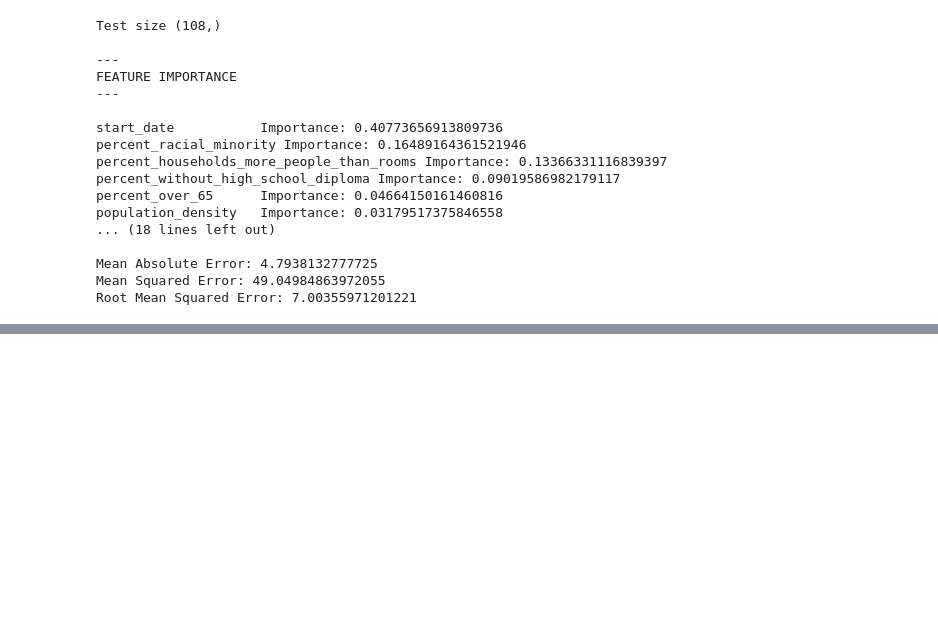
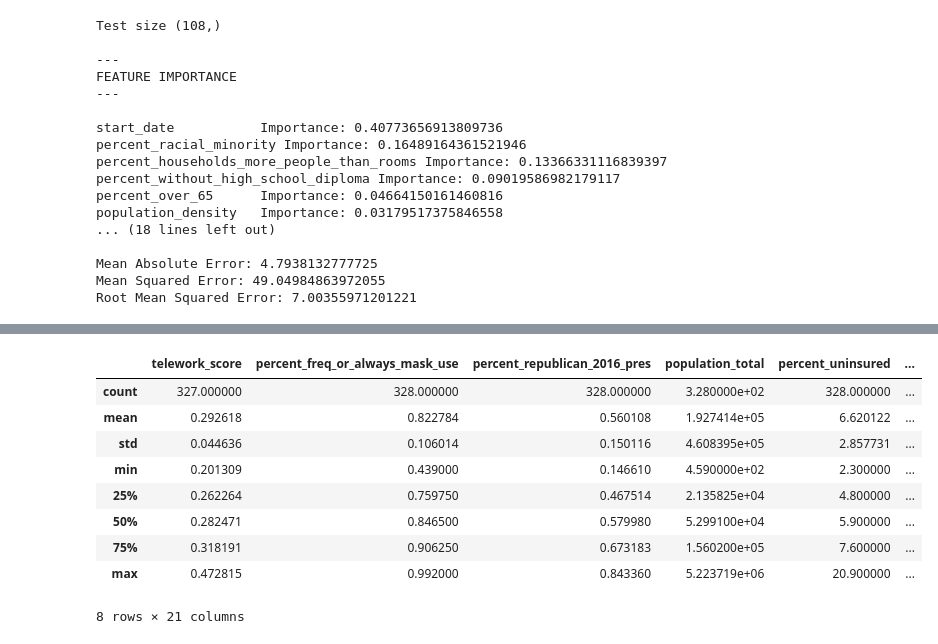
Before and after one commit to ciara-patterson/who-can-social-distance, a Jupyter notebook: notebooks/models.ipynb, the cells around one changed output, grey strips where cells are left out. Cells and saved outputs as stored; diff of their text form; code cells hidden in the pictures; blank space fills up the shorter version.

```diff
--- a/notebooks/models.ipynb
+++ b/notebooks/models.ipynb
@@ -138,0 +150,5 @@ memory usage: 8.4 KB
+# %%
+# split on root date and train the model on the spring dataset only
+root_date_est = 1.5966288035205612 * (10 ** 18) # approx. August 8th in int64
+split_date = np.datetime64(int(root_date_est), 'ns') # check if this output the correct looking data
+split_date
@@ -138,0 +161,16 @@ memory usage: 8.4 KB
+# %%
+spring_dataset = counties.dataset[counties.dataset['start_date'] < split_date]
+fall_dataset = counties.dataset[counties.dataset['start_date'] >= split_date]
+# %%
+spring_dataset.describe()
+# %% [output]
+|  | telework_score | percent_freq_or_always_mask_use | percent_republican_2016_pres | population_total | percent_uninsured | ... |
+| count | 327.000000 | 328.000000 | 328.000000 | 3.280000e+02 | 328.000000 | ... |
+| mean | 0.292618 | 0.822784 | 0.560108 | 1.927414e+05 | 6.620122 | ... |
+| std | 0.044636 | 0.106014 | 0.150116 | 4.608395e+05 | 2.857731 | ... |
+| min | 0.201309 | 0.439000 | 0.146610 | 4.590000e+02 | 2.300000 | ... |
+| 25% | 0.262264 | 0.759750 | 0.467514 | 2.135825e+04 | 4.800000 | ... |
+| 50% | 0.282471 | 0.846500 | 0.579980 | 5.299100e+04 | 5.900000 | ... |
+| 75% | 0.318191 | 0.906250 | 0.673183 | 1.560200e+05 | 7.600000 | ... |
+| max | 0.472815 | 0.992000 | 0.843360 | 5.223719e+06 | 20.900000 | ... |
+8 rows × 21 columns
```
Also changed, not shown: parts of 17 cells of this notebook, 6 other files.
